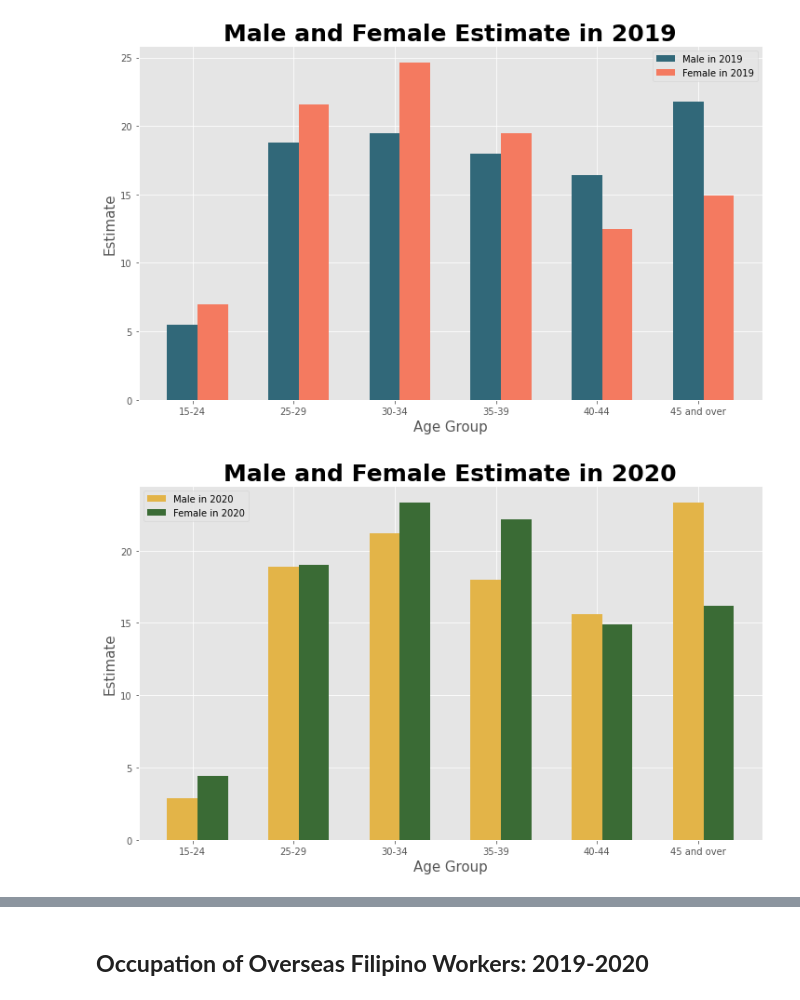
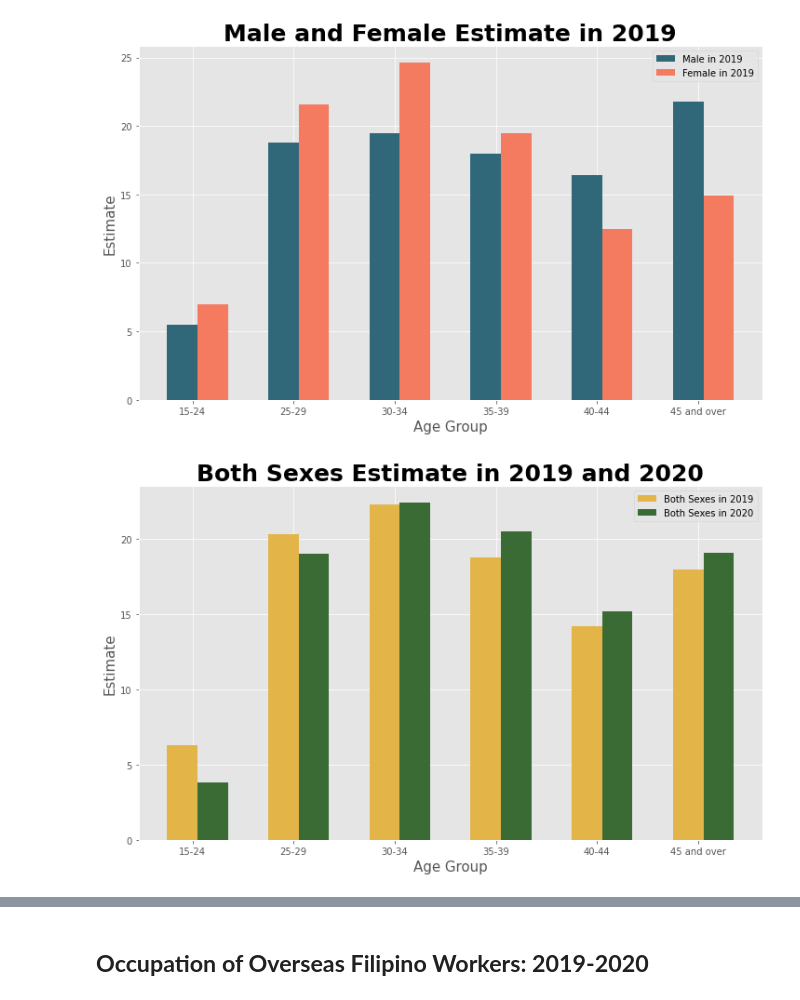
Before and after one commit to apriljoyagquiz/IT3205-TeamAbracaData, a Jupyter notebook: OFW_Visualization.ipynb, the cells around one changed output, grey strips where cells are left out. Drawn from its saved outputs; the diff is of its cells as text; code cells hidden in the pictures.

```diff
--- a/OFW_Visualization.ipynb
+++ b/OFW_Visualization.ipynb
@@ -108,18 +63,18 @@ xpos =np.arange(len(Age_Group))
 # %%
 #Changing the size of the visualization
 style.use ('ggplot')
 plt.figure(figsize=(12,7))
 barWidth = 0.3
 
 #Creating the plot
-plt.bar(xpos, Male_Estimate_20, color='#E3B448', width =barWidth, label='Male in 2020' )
-plt.bar(xpos+0.3, Female_Estimate_20, color='#3A6B35', width =barWidth, label='Female in 2020' )
-plt.title("Male and Female Estimate in 2020", fontdict={'fontname': 'DejaVu Sans','fontweight':'bold', 'fontsize':25})
+plt.bar(xpos, Both_Sexes_Estimate_2019, color='#E3B448', width =barWidth, label='Both Sexes in 2019' )
+plt.bar(xpos+0.3, Both_Sexes_Estimate_2020, color='#3A6B35', width =barWidth, label='Both Sexes in 2020' )
+plt.title("Both Sexes Estimate in 2019 and 2020", fontdict={'fontname': 'DejaVu Sans','fontweight':'bold', 'fontsize':25})
 plt.xticks(xpos+0.1,('15-24', '25-29', '30-34', '35-39', '40-44', '45 and over'))
 plt.xlabel('Age Group', fontsize=15)
 plt.ylabel('Estimate', fontsize=15)
 plt.yticks()
 plt.legend()
 plt.show()
 # %% [output]
-[figure, old version]
+[figure, new version]
```
Also changed, not shown: parts of 9 cells of this notebook.
